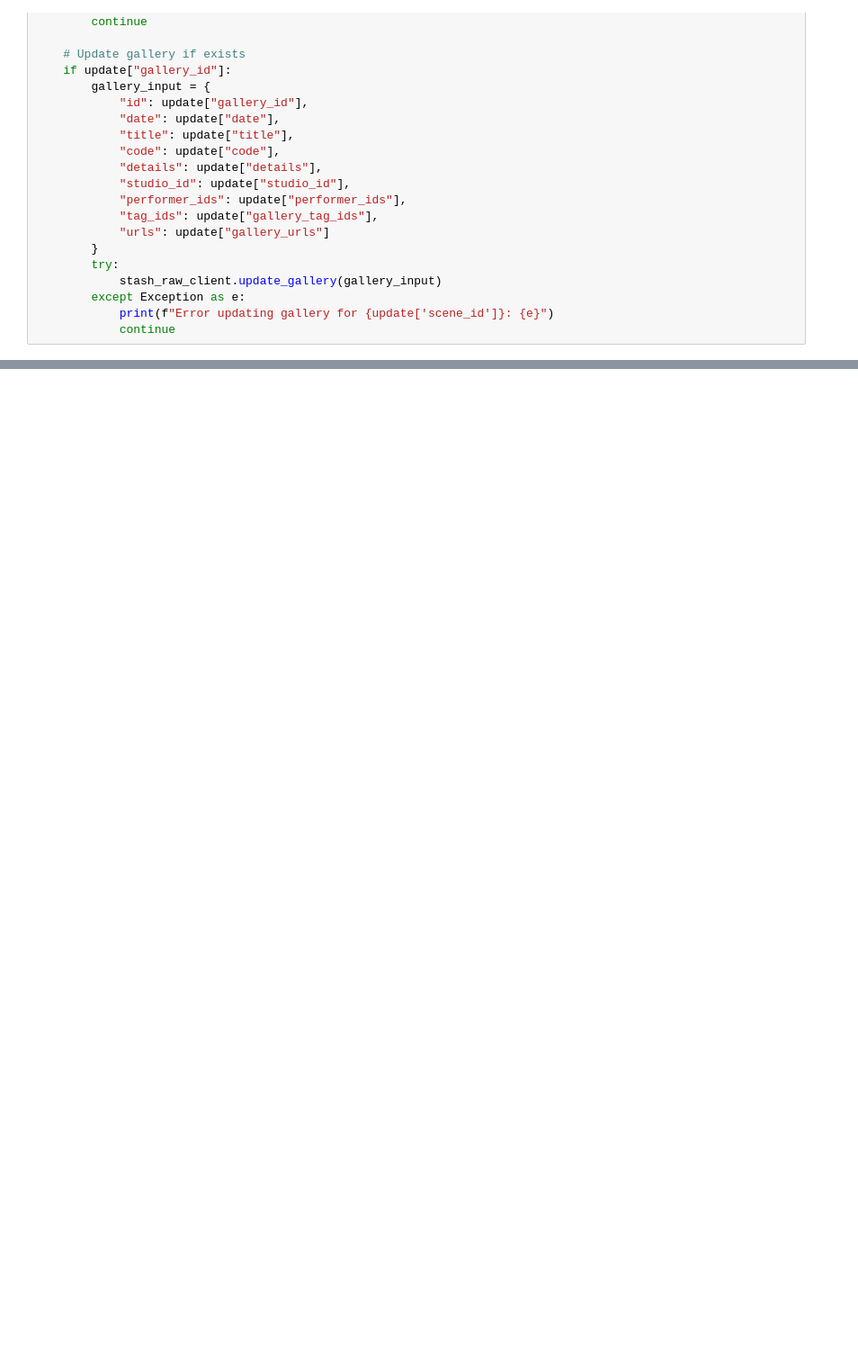
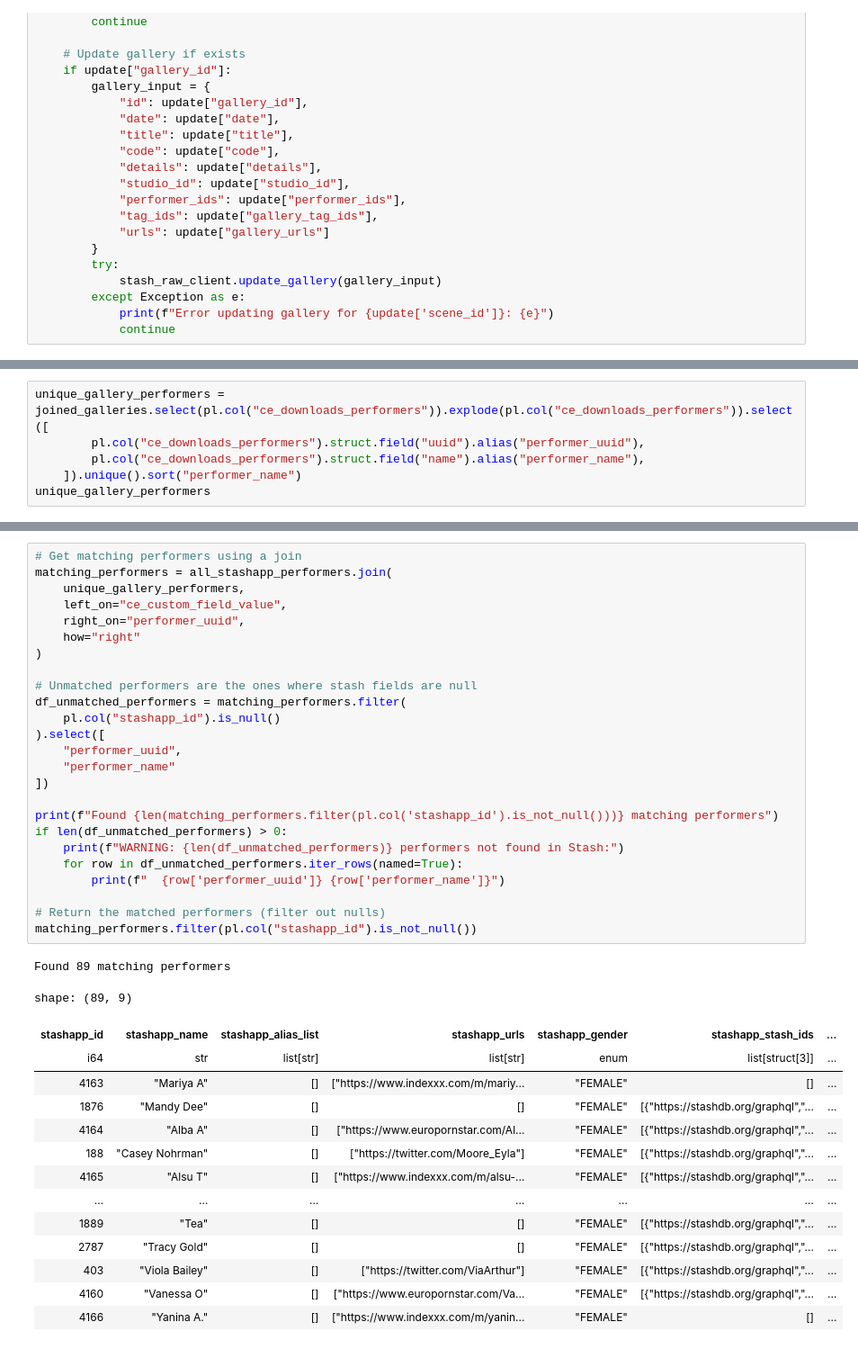
Before and after one commit to MinasukiHikimuna/Culture, a Jupyter notebook: culture_extractor.ipynb, the cells around one changed output, grey strips where cells are left out. Shown: that part at 90% size. Saved outputs shown, nothing was run; the diff lists cells and outputs as text; blank space fills up the shorter version.

```diff
--- a/culture_extractor.ipynb
+++ b/culture_extractor.ipynb
@@ -847,0 +836,6 @@ for update in update_inputs_df.iter_rows(named=True):
+# %%
+unique_gallery_performers = joined_galleries.select(pl.col("ce_downloads_performers")).explode(pl.col("ce_downloads_performers")).select([
+        pl.col("ce_downloads_performers").struct.field("uuid").alias("performer_uuid"),
+        pl.col("ce_downloads_performers").struct.field("name").alias("performer_name"),
+    ]).unique().sort("performer_name")
+unique_gallery_performers
@@ -847,0 +857,41 @@ for update in update_inputs_df.iter_rows(named=True):
+# %%
+# Get matching performers using a join
+matching_performers = all_stashapp_performers.join(
+    unique_gallery_performers,
+    left_on="ce_custom_field_value",
+    right_on="performer_uuid",
+    how="right"
+)
+
+# Unmatched performers are the ones where stash fields are null
+df_unmatched_performers = matching_performers.filter(
+    pl.col("stashapp_id").is_null()
+).select([
+    "performer_uuid",
+    "performer_name"
+])
+
+print(f"Found {len(matching_performers.filter(pl.col('stashapp_id').is_not_null()))} matching performers")
+if len(df_unmatched_performers) > 0:
+    print(f"WARNING: {len(df_unmatched_performers)} performers not found in Stash:")
+    for row in df_unmatched_performers.iter_rows(named=True):
+        print(f"  {row['performer_uuid']} {row['performer_name']}")
+
+# Return the matched performers (filter out nulls)
+matching_performers.filter(pl.col("stashapp_id").is_not_null())
+# %% [output]
+Found 89 matching performers
+shape: (89, 9)
+| stashapp_id | stashapp_name | stashapp_alias_list | stashapp_urls | stashapp_gender | stashapp_stash_ids | ... |
+| i64 | str | list[str] | list[str] | enum | list[struct[3]] | ... |
+| 4163 | "Mariya A" | [] | ["https://www.indexxx.com/m/mariy... | "FEMALE" | [] | ... |
+| 1876 | "Mandy Dee" | [] | [] | "FEMALE" | [{"https://stashdb.org/graphql","... | ... |
+| 4164 | "Alba A" | [] | ["https://www.europornstar.com/Al... | "FEMALE" | [{"https://stashdb.org/graphql","... | ... |
+| 188 | "Casey Nohrman" | [] | ["https://twitter.com/Moore_Eyla"] | "FEMALE" | [{"https://stashdb.org/graphql","... | ... |
+| 4165 | "Alsu T" | [] | ["https://www.indexxx.com/m/alsu-... | "FEMALE" | [{"https://stashdb.org/graphql","... | ... |
+| … | … | … | … | … | … | ... |
+| 1889 | "Tea" | [] | [] | "FEMALE" | [{"https://stashdb.org/graphql","... | ... |
+| 2787 | "Tracy Gold" | [] | [] | "FEMALE" | [{"https://stashdb.org/graphql","... | ... |
+| 403 | "Viola Bailey" | [] | ["https://twitter.com/ViaArthur"] | "FEMALE" | [{"https://stashdb.org/graphql","... | ... |
+| 4160 | "Vanessa O" | [] | ["https://www.europornstar.com/Va... | "FEMALE" | [{"https://stashdb.org/graphql","... | ... |
+| 4166 | "Yanina A." | [] | ["https://www.indexxx.com/m/yanin... | "FEMALE" | [] | ... |
```
Also changed, not shown: parts of 46 cells of this notebook.
